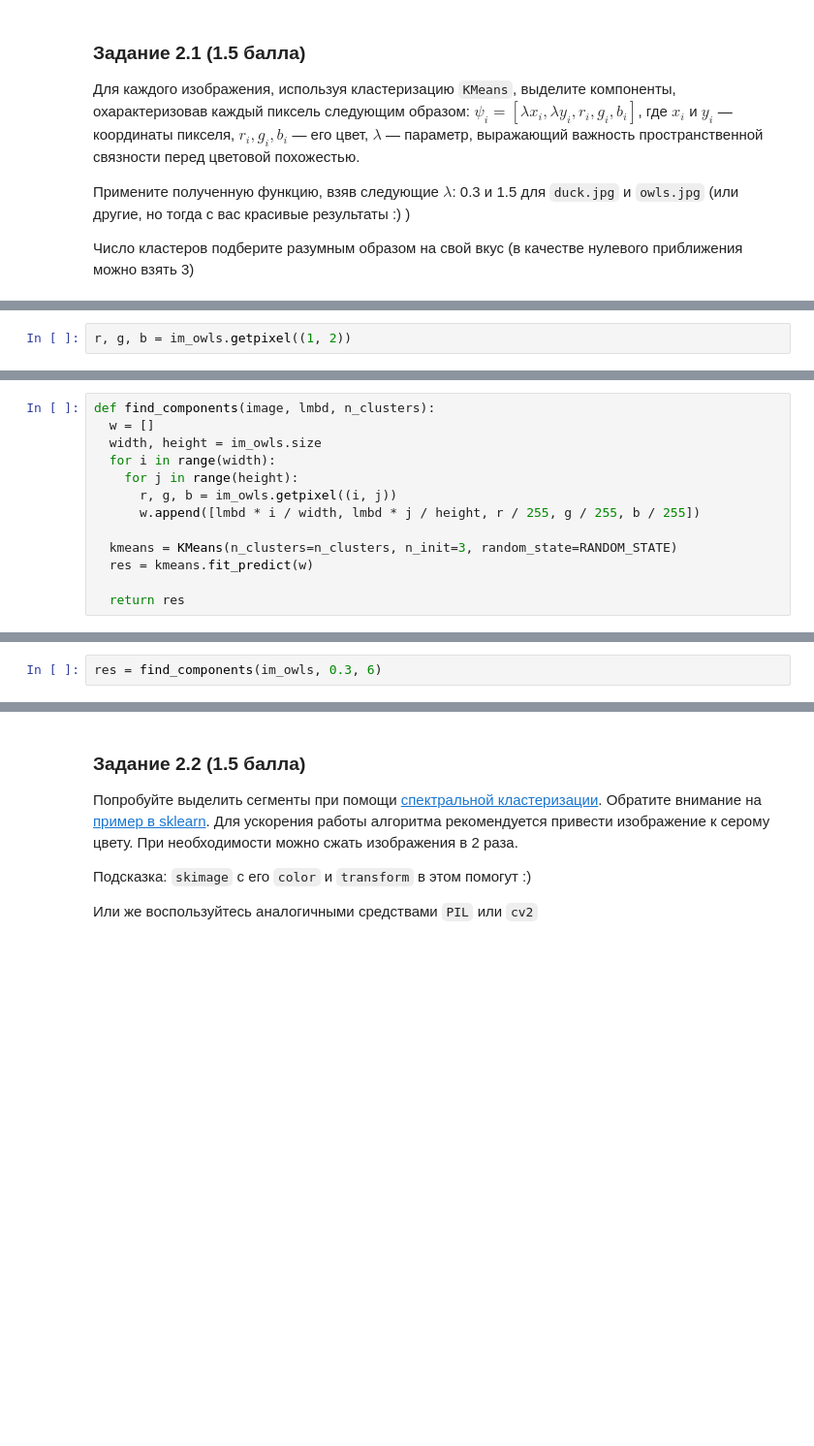
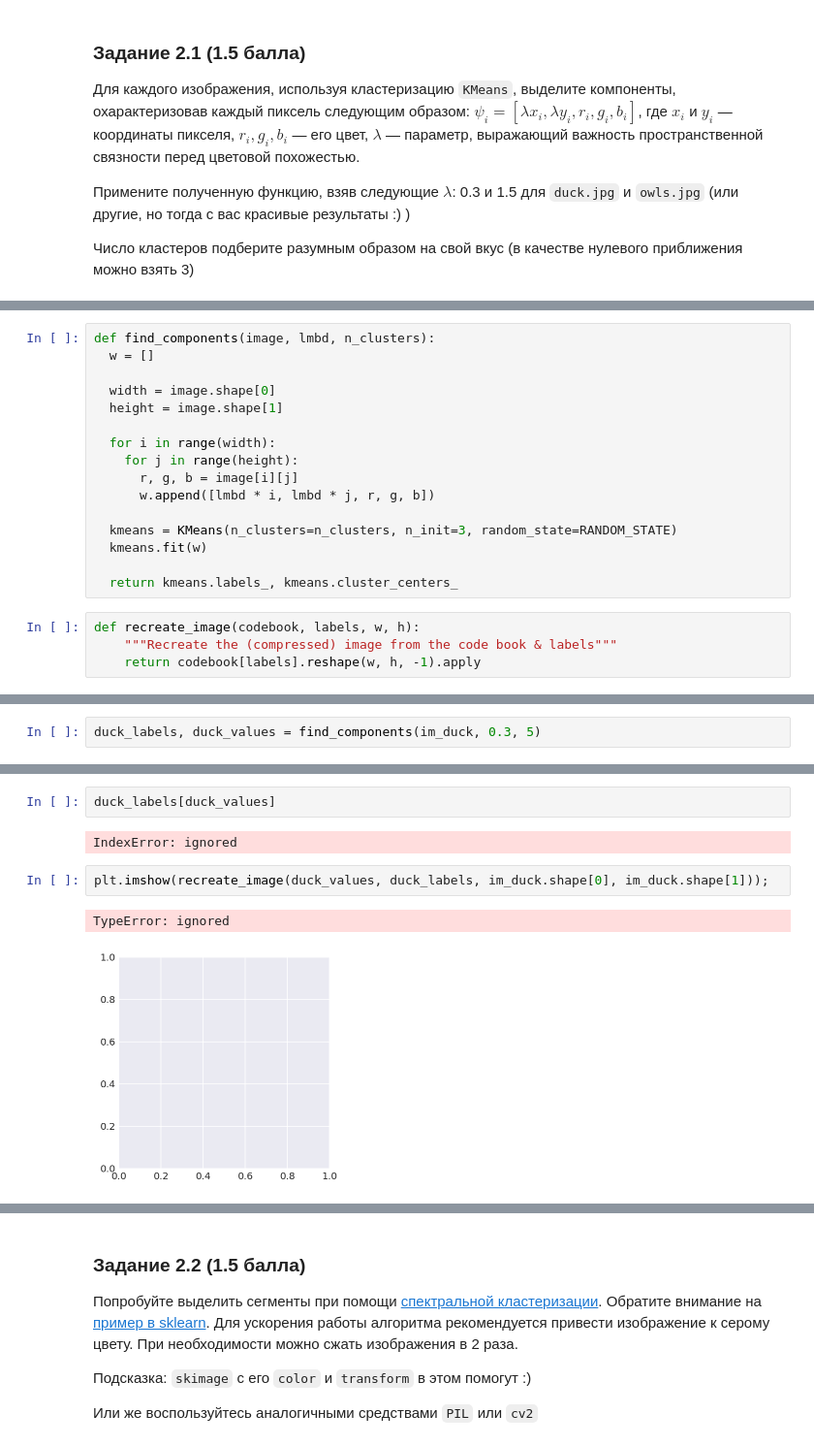
Before and after one commit to Kulikov17/MLDS_ML, a Jupyter notebook: HW4/clustering.ipynb, the cells around one changed output, grey strips where cells are left out. Shown at 97% size. Cells and saved outputs as stored; diff of their text form; blank space fills up the shorter version.

```diff
--- a/HW4/clustering.ipynb
+++ b/HW4/clustering.ipynb
@@ -375,2 +354,0 @@ plt.imshow(img_gray);
-# %%
-r, g, b = im_owls.getpixel((1, 2))
@@ -381,13 +355,20 @@ r
 # %%
 def find_components(image, lmbd, n_clusters):
   w = []
-  width, height = im_owls.size
+
+  width = image.shape[0]
+  height = image.shape[1]
+
   for i in range(width):
     for j in range(height):
-      r, g, b = im_owls.getpixel((i, j))
-      w.append([lmbd * i / width, lmbd * j / height, r / 255, g / 255, b / 255])
+      r, g, b = image[i][j]
+      w.append([lmbd * i, lmbd * j, r, g, b])
 
   kmeans = KMeans(n_clusters=n_clusters, n_init=3, random_state=RANDOM_STATE)
-  res = kmeans.fit_predict(w)
+  kmeans.fit(w)
 
-  return res
+  return kmeans.labels_, kmeans.cluster_centers_
+# %%
+def recreate_image(codebook, labels, w, h):
+    """Recreate the (compressed) image from the code book & labels"""
+    return codebook[labels].reshape(w, h, -1).apply
@@ -394,2 +388,2 @@ def find_components(image, lmbd, n_clusters):
 # %%
-res = find_components(im_owls, 0.3, 6)
+duck_labels, duck_values = find_components(im_duck, 0.3, 5)
@@ -399,0 +395,9 @@ array([0, 1, 2, 3, 4, 5], dtype=int32)
+# %%
+duck_labels[duck_values]
+# %% [output]
+IndexError: ignored
+# %%
+plt.imshow(recreate_image(duck_values, duck_labels, im_duck.shape[0], im_duck.shape[1]));
+# %% [output]
+TypeError: ignored
+[figure, added]
```
Also changed, not shown: parts of 14 cells of this notebook.
